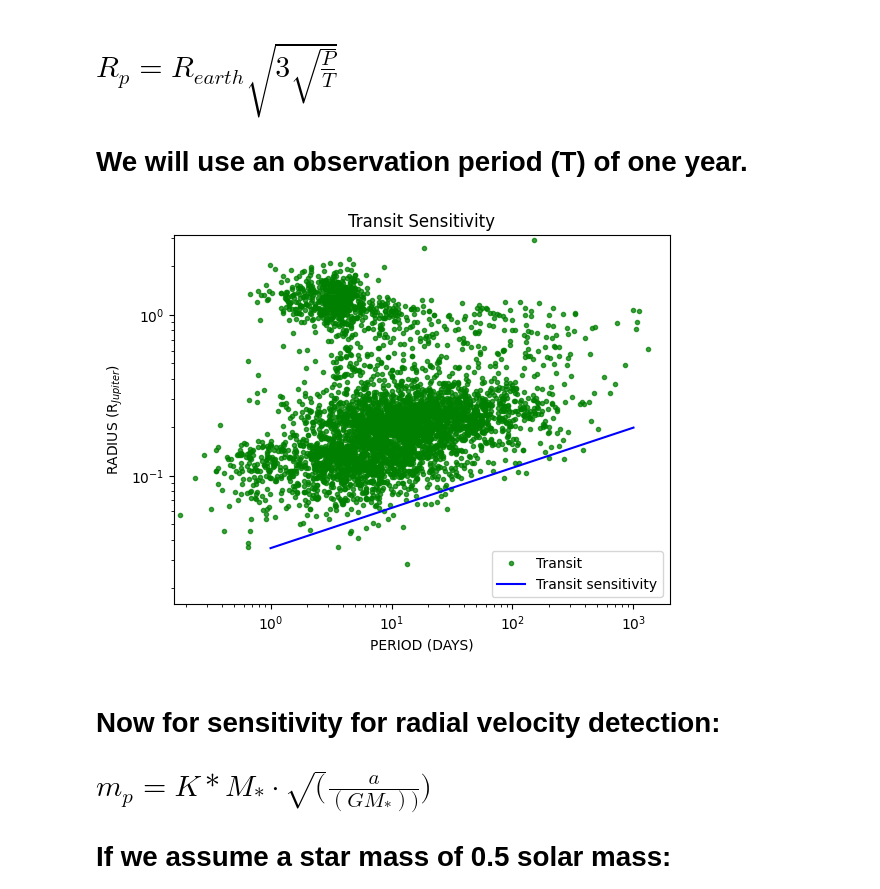
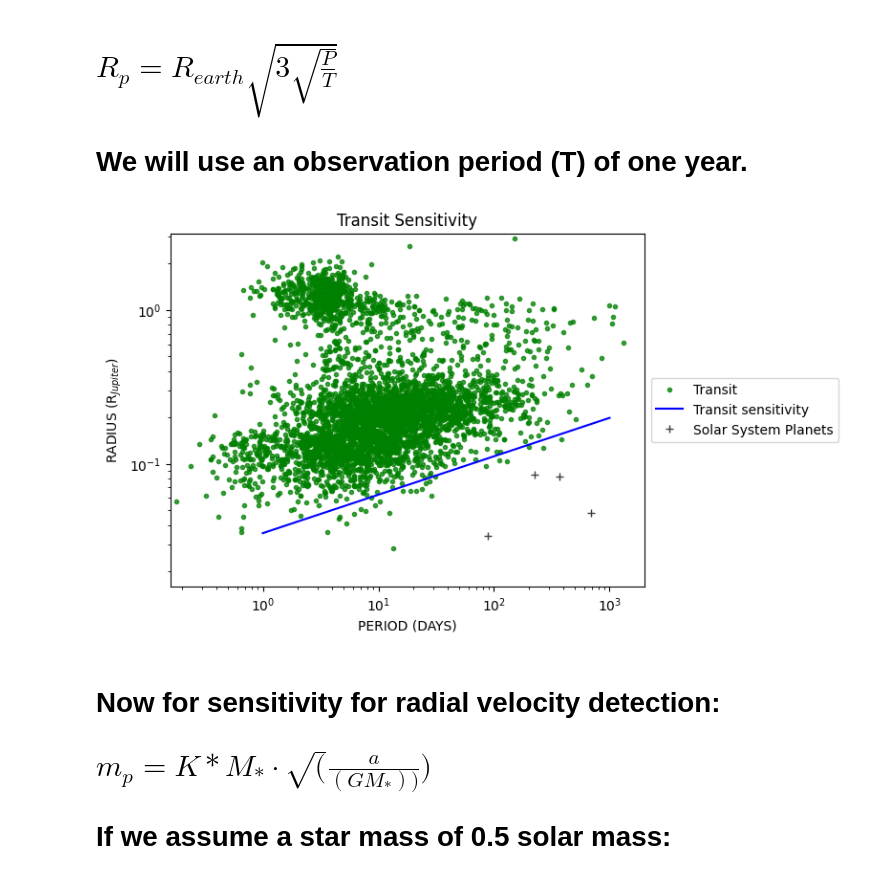
Before and after one commit to RaihanJM/PS5205, a Jupyter notebook: Project_1_Team_8.ipynb, the cells around one changed output. Saved outputs shown, nothing was run; the diff lists cells and outputs as text; code cells hidden in the pictures.

```diff
--- a/Project_1_Team_8.ipynb
+++ b/Project_1_Team_8.ipynb
@@ -148,22 +148,23 @@ plt.show()
 # %%
 P_array = np.arange(1,1000,0.01) * u.day #array of periods from 1 to 1000 days
 R_p_array = np.sqrt(3 * np.sqrt(P_array / u.year)) * u.earthRad
 
 plt.title("Transit Sensitivity")
 plt.xscale("log")
 plt.yscale("log")
 plt.xlabel("PERIOD (DAYS)")
 plt.ylabel(r"RADIUS (R$_{Jupiter}$)")
 plt.xlim(10**(-0.8), 10**(3.3))
 plt.ylim(10**(-1.8), 10**(0.5))
 transit = np.where(tab["discoverymethod"] == "Transit")
 rv = np.where(tab["discoverymethod"] == "Radial Velocity")
 plt.plot(tab["pl_orbper"][transit], tab["pl_radj"][transit], "g.", alpha=0.75, label="Transit")
 plt.plot(P_array.to(u.day).value, R_p_array.to(u.jupiterRad).value, color="blue", label="Transit sensitivity")
-plt.legend(loc='lower right')
+plt.plot(solarsystem["P"], solarsystem["Rj"], "k+", alpha = 0.75, label = "Solar System Planets")
+plt.legend(loc='center left', bbox_to_anchor=(1, 0.5))
 plt.show()
 # %% [output]
-[figure, old version]
+[figure, new version]
 # %% [markdown]
 # Now for sensitivity for radial velocity detection:
 
```
Also changed, not shown: parts of 3 cells of this notebook.
